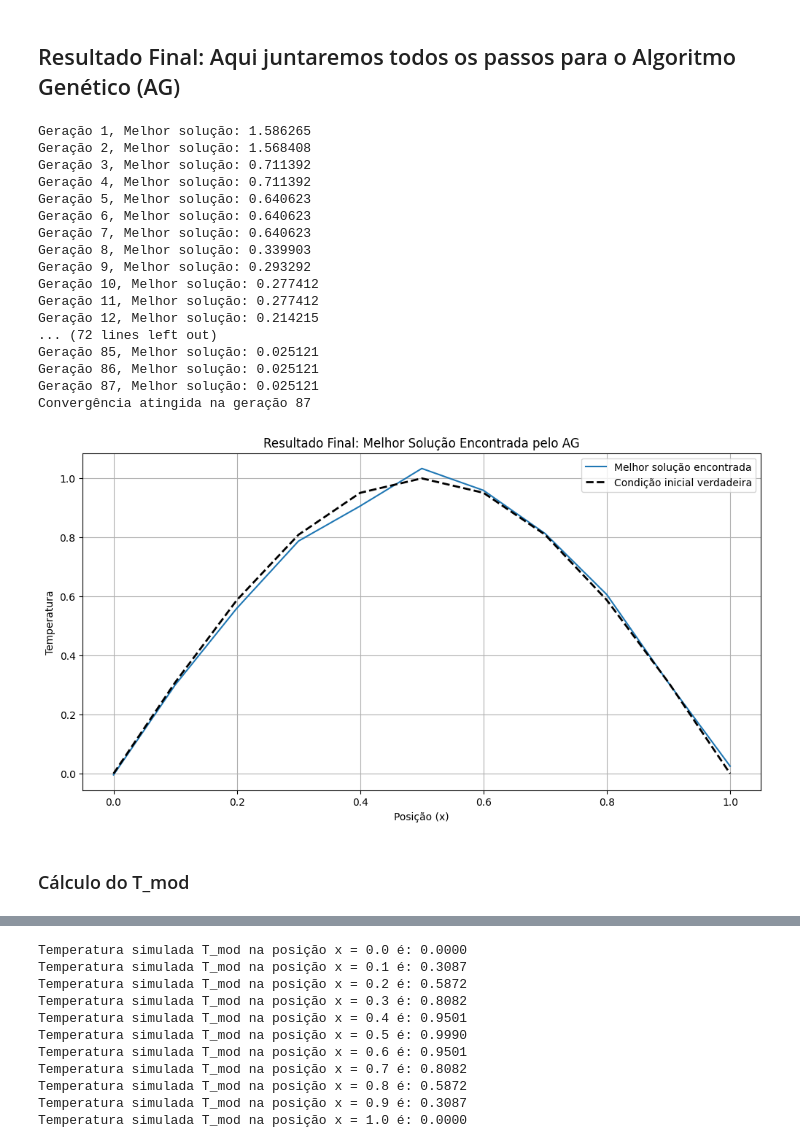
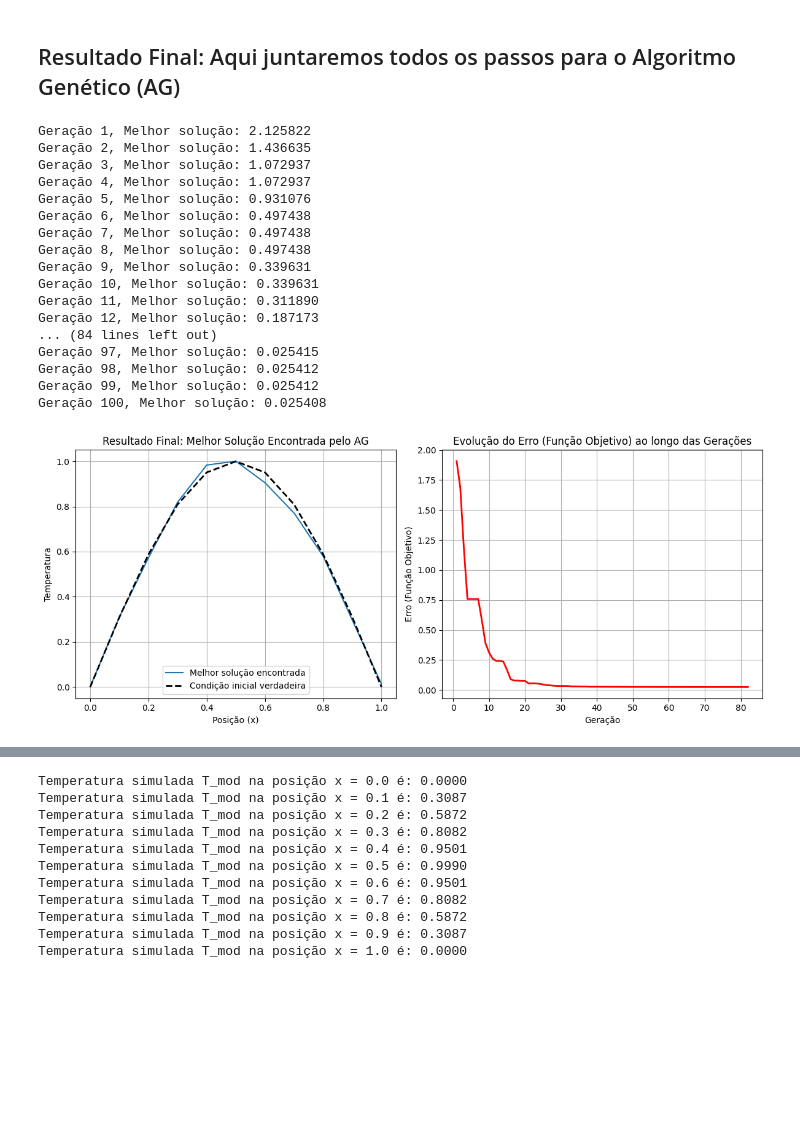
Before and after one commit to lourencocavalcante/CAP-340-Problemas-Inversos, a Jupyter notebook: CAP340-Ativ01-Problemas-Inversos-Lourenco.ipynb, the cells around one changed output, grey strips where cells are left out. Cells and saved outputs as stored; diff of their text form; code cells hidden in the pictures; blank space fills up the shorter version.

```diff
--- a/CAP340-Ativ01-Problemas-Inversos-Lourenco.ipynb
+++ b/CAP340-Ativ01-Problemas-Inversos-Lourenco.ipynb
@@ -195,7 +212,7 @@ generations = 100             # Número máximo de gerações
 elite_fraction = 0.3          # Proporção da população preservada como elite
 initial_mutation_rate = 0.05  # Taxa inicial de mutação
 mutation_decay = 0.99         # Decaimento da mutação
-convergence_threshold = 1e-6  # Critério de parada baseado na convergência
+convergence_threshold = 0.000001  # Critério de parada baseado na convergência
 beta = 0.005                  # Parâmetro de regularização
 
 # Importando as funções que já definimos anteriormente
@@ -270,38 +287,48 @@ T_obs = solve_heat_equation(true_initial_condition) * (1 + 0.05 * np.random.unif
 
 # Executar o AG
 best_solution, best_solutions = genetic_algorithm(T_obs, x, len(x))
-
-# Visualização dos Resultados
-import matplotlib.pyplot as plt
-plt.figure(figsize=(12, 6))
-
-# Melhor solução vs condição inicial verdadeira
-plt.plot(x, best_solution, label="Melhor solução encontrada")
-plt.plot(x, true_initial_condition, 'k--', label="Condição inicial verdadeira", linewidth=2)
-plt.title("Resultado Final: Melhor Solução Encontrada pelo AG")
-plt.xlabel("Posição (x)")
-plt.ylabel("Temperatura")
-plt.legend()
-plt.grid()
-plt.show()
 # %% [output]
-Geração 1, Melhor solução: 1.586265
-Geração 2, Melhor solução: 1.568408
-Geração 3, Melhor solução: 0.711392
-Geração 4, Melhor solução: 0.711392
-Geração 5, Melhor solução: 0.640623
-Geração 6, Melhor solução: 0.640623
-Geração 7, Melhor solução: 0.640623
-Geração 8, Melhor solução: 0.339903
-Geração 9, Melhor solução: 0.293292
-Geração 10, Melhor solução: 0.277412
-Geração 11, Melhor solução: 0.277412
-Geração 12, Melhor solução: 0.214215
-... (72 lines left out)
-Geração 85, Melhor solução: 0.025121
-Geração 86, Melhor solução: 0.025121
-Geração 87, Melhor solução: 0.025121
-Convergência atingida na geração 87
+Geração 1, Melhor solução: 2.125822
+Geração 2, Melhor solução: 1.436635
+Geração 3, Melhor solução: 1.072937
+Geração 4, Melhor solução: 1.072937
+Geração 5, Melhor solução: 0.931076
+Geração 6, Melhor solução: 0.497438
+Geração 7, Melhor solução: 0.497438
+Geração 8, Melhor solução: 0.497438
+Geração 9, Melhor solução: 0.339631
+Geração 10, Melhor solução: 0.339631
+Geração 11, Melhor solução: 0.311890
+Geração 12, Melhor solução: 0.187173
+... (84 lines left out)
+Geração 97, Melhor solução: 0.025415
+Geração 98, Melhor solução: 0.025412
+Geração 99, Melhor solução: 0.025412
+Geração 100, Melhor solução: 0.025408
-[figure, removed]
-# %% [markdown]
-### Cálculo do T_mod
+# %%
+# Visualização dos Resultados
+import matplotlib.pyplot as plt
+# Configurar tamanho e layout para os subplots
+fig, axes = plt.subplots(1, 2, figsize=(12, 5))
+
+# Gráfico 1: Melhor solução encontrada vs condição inicial verdadeira
+axes[0].plot(x, best_solution, label="Melhor solução encontrada")
+axes[0].plot(x, true_initial_condition, 'k--', label="Condição inicial verdadeira", linewidth=2)
+axes[0].set_title("Resultado Final: Melhor Solução Encontrada pelo AG")
+axes[0].set_xlabel("Posição (x)")
+axes[0].set_ylabel("Temperatura")
+axes[0].legend()
+axes[0].grid()
+
+# Gráfico 2: Evolução do Erro (Função Objetivo) ao longo das gerações
+axes[1].plot(range(1, len(best_solutions) + 1), best_solutions, color='r', linewidth=2)
+axes[1].set_title("Evolução do Erro (Função Objetivo) ao longo das Gerações")
+axes[1].set_xlabel("Geração")
+axes[1].set_ylabel("Erro (Função Objetivo)")
+axes[1].grid()
+
+# Ajuste final e exibição dos gráficos
+plt.tight_layout()  # Ajusta o layout dos gráficos para evitar sobreposições
+plt.show()
+# %% [output]
+[figure, added]
```
Also changed, not shown: parts of 8 cells of this notebook.
